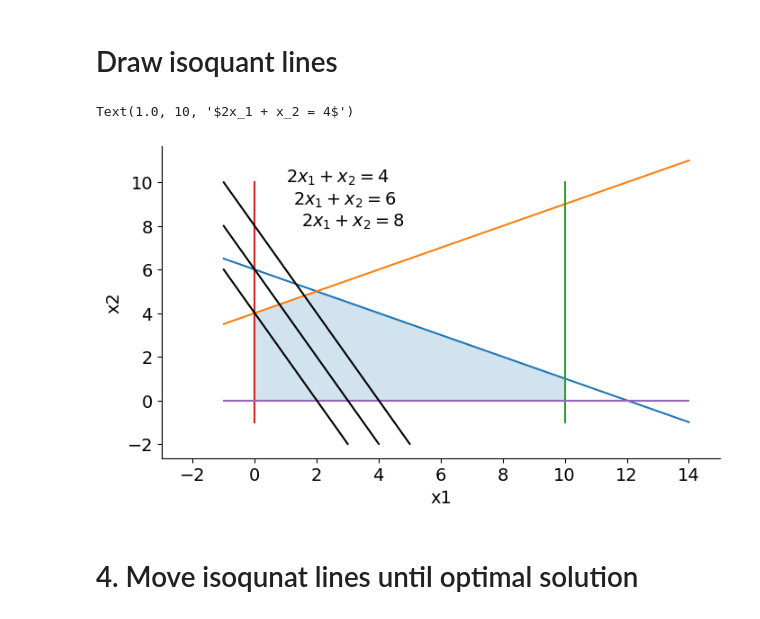
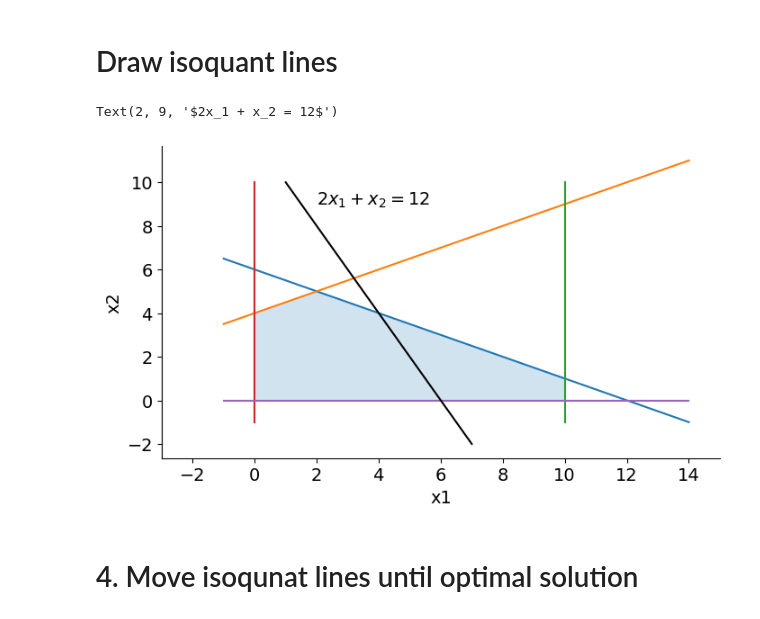
Before and after one commit to DeltaE/SEE310-Course_Notes, a Jupyter notebook: graphics/LP-Graphical-Approach.ipynb, the cells around one changed output. Cells and saved outputs as stored; diff of their text form; code cells hidden in the pictures.

Commit message:
update graph

```diff
--- a/graphics/LP-Graphical-Approach.ipynb
+++ b/graphics/LP-Graphical-Approach.ipynb
@@ -183,41 +183,42 @@ Artist.set_alpha(feasible_set, 0.2)
 fig, ax = plt.subplots(figsize=(8, 4.5))
 plt.rcParams['font.size'] = '14'
 
 # Draw constraint lines
 
 ax.plot(np.linspace(-1, 14, 100), np.linspace(6.5, -1, 100))
 ax.plot(np.linspace(-1, 14, 100), np.linspace(3.5, 11, 100))
 ax.plot(np.linspace(10, 10, 100), np.linspace(-1, 10, 100))
 ax.plot(np.linspace(0, 0, 100), np.linspace(-1, 10, 100))
 ax.plot(np.linspace(-1, 14, 100), np.linspace(0, 0, 100))
 
 ax.set_xlim(-3, 15)
 
 for spine in ['right', 'top']:
     ax.spines[spine].set_color('none')
 
 ax.set_xlabel("x1")
 ax.set_ylabel("x2")
 
 # Draw the feasible region
 feasible_set = Polygon(np.array([[0, 0],
                                  [10, 0],
                                  [10, 1],
                                  [2, 5],
                                  [0,4]]))
 ax.add_artist(feasible_set)
 Artist.set_alpha(feasible_set, 0.2)
 
 # Draw the objective function
-ax.plot(np.linspace(-1, 3, 100),  np.linspace(6, -2, 100), 'k-')
-ax.plot(np.linspace(-1, 4, 100),  np.linspace(8, -2, 100), 'k-')
-ax.plot(np.linspace(-1, 5, 100), np.linspace(10, -2, 100), 'k-')
-ax.text(1.5, 8, "$2x_1 + x_2 = 8$")
-ax.text(1.25, 9, "$2x_1 + x_2 = 6$")
-ax.text(1.0, 10, "$2x_1 + x_2 = 4$")
+# ax.plot(np.linspace(-1, 3, 100),  np.linspace(6, -2, 100), 'k-')
+# ax.plot(np.linspace(-1, 5, 100), np.linspace(10, -2, 100), 'k-')
+ax.plot(np.linspace(1, 7, 100),  np.linspace(10, -2, 100), 'k-')
+
+# ax.text(1, 7, "$2x_1 + x_2 = 4$")
+# ax.text(1, 7, "$2x_1 + x_2 = 8$")
+ax.text(2, 9, "$2x_1 + x_2 = 12$")
 # %% [output]
-Text(1.0, 10, '$2x_1 + x_2 = 4$')
+Text(2, 9, '$2x_1 + x_2 = 12$')
-[figure, old version]
+[figure, new version]
 # %% [markdown]
 # 4. Move isoqunat lines until optimal solution
 # %%
```
